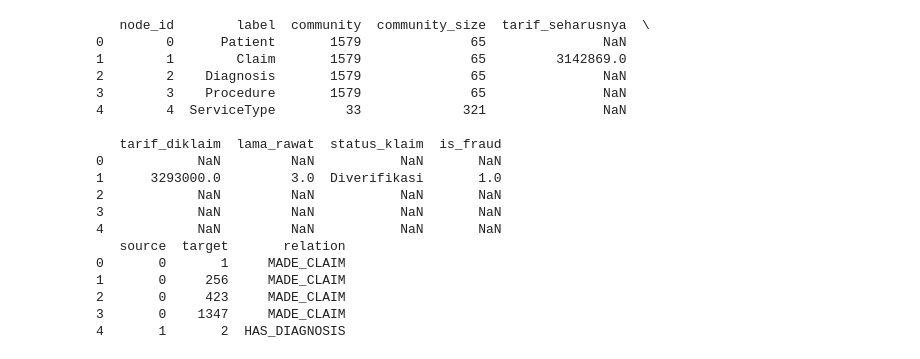
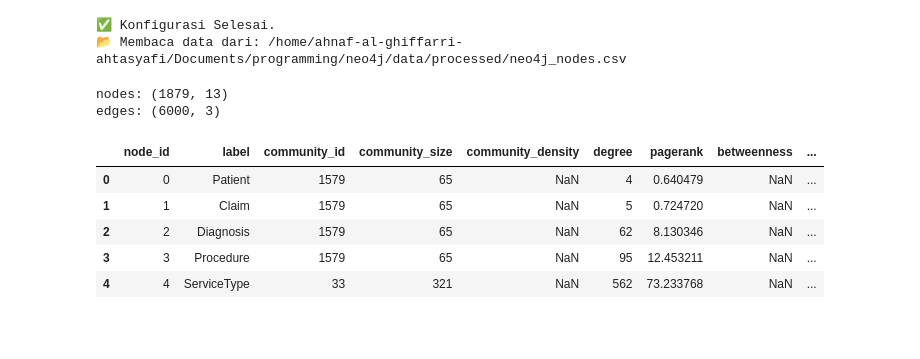
Before and after one commit to ahnafyura/BPJS-Fraud-Detection-GNN, a Jupyter notebook: notebooks/processedFromNeo4j.ipynb, the cells around one changed output. Saved outputs shown, nothing was run; the diff lists cells and outputs as text; code cells hidden in the pictures; blank space fills up the shorter version.

Commit message:
Selesai training GNN Hybrid, Injeksi Fraud, dan Script Update Database

```diff
--- a/notebooks/processedFromNeo4j.ipynb
+++ b/notebooks/processedFromNeo4j.ipynb
@@ -1,31 +1,54 @@
 # %%
-import pandas as pd
+# Cell 1 - imports & config
+import os, json, math, random, time
+import numpy as np, pandas as pd
+from sklearn.model_selection import train_test_split
+from sklearn.preprocessing import StandardScaler, OneHotEncoder
+from sklearn.metrics import roc_auc_score, average_precision_score, precision_score, recall_score, f1_score, confusion_matrix
+import torch
+from torch import nn
+from torch_geometric.data import Data
+from torch_geometric.utils import from_networkx
+import networkx as nx
+# Pastikan sudah install node2vec: pip install node2vec
+from node2vec import Node2Vec
+import xgboost as xgb
 
-nodes = pd.read_csv("neo4j_query_table_data_2025-11-19.csv")
-edges = pd.read_csv("graf_table.csv")
+# --- UPDATE PATH (PENTING) ---
+# Menggunakan "../" untuk naik satu level dari folder 'notebooks' ke root project
+NODES_CSV = "../data/processed/neo4j_nodes.csv"
+EDGES_CSV = "../data/processed/neo4j_edges.csv"
+OUT_DIR = "../data/processed/"
 
-print(nodes.head())
-print(edges.head())
+# Buat folder output jika belum ada
+os.makedirs(OUT_DIR, exist_ok=True)
+
+# reproducibility (Agar hasil konsisten)
+SEED = 42
+random.seed(SEED)
+np.random.seed(SEED)
+torch.manual_seed(SEED)
+
+print(f"✅ Konfigurasi Selesai.")
+print(f"📂 Membaca data dari: {os.path.abspath(NODES_CSV)}")
 # %% [output]
-   node_id        label  community  community_size  tarif_seharusnya  \
-0        0      Patient       1579              65               NaN
-1        1        Claim       1579              65         3142869.0
-2        2    Diagnosis       1579              65               NaN
-3        3    Procedure       1579              65               NaN
-4        4  ServiceType         33             321               NaN
-
-   tarif_diklaim  lama_rawat  status_klaim  is_fraud
-0            NaN         NaN           NaN       NaN
-1      3293000.0         3.0  Diverifikasi       1.0
-2            NaN         NaN           NaN       NaN
-3            NaN         NaN           NaN       NaN
-4            NaN         NaN           NaN       NaN
-   source  target       relation
-0       0       1     MADE_CLAIM
-1       0     256     MADE_CLAIM
-2       0     423     MADE_CLAIM
-3       0    1347     MADE_CLAIM
-4       1       2  HAS_DIAGNOSIS
+✅ Konfigurasi Selesai.
+📂 Membaca data dari: /home/ahnaf-al-ghiffarri-ahtasyafi/Documents/programming/neo4j/data/processed/neo4j_nodes.csv
 # %%
-nodes["is_fraud"] = nodes["is_fraud"].fillna(0).astype(int)
+# Cell 2 - load
+nodes = pd.read_csv(NODES_CSV)
+edges = pd.read_csv(EDGES_CSV)
+
+print("nodes:", nodes.shape)
+print("edges:", edges.shape)
+nodes.head()
+# %% [output]
+nodes: (1879, 13)
+edges: (6000, 3)
+|  | node_id | label | community_id | community_size | community_density | degree | pagerank | betweenness | ... |
+| 0 | 0 | Patient | 1579 | 65 | NaN | 4 | 0.640479 | NaN | ... |
+| 1 | 1 | Claim | 1579 | 65 | NaN | 5 | 0.724720 | NaN | ... |
+| 2 | 2 | Diagnosis | 1579 | 65 | NaN | 62 | 8.130346 | NaN | ... |
+| 3 | 3 | Procedure | 1579 | 65 | NaN | 95 | 12.453211 | NaN | ... |
+| 4 | 4 | ServiceType | 33 | 321 | NaN | 562 | 73.233768 | NaN | ... |
 # %%
```
Also changed, not shown: parts of 16 cells of this notebook, 9 other files.
